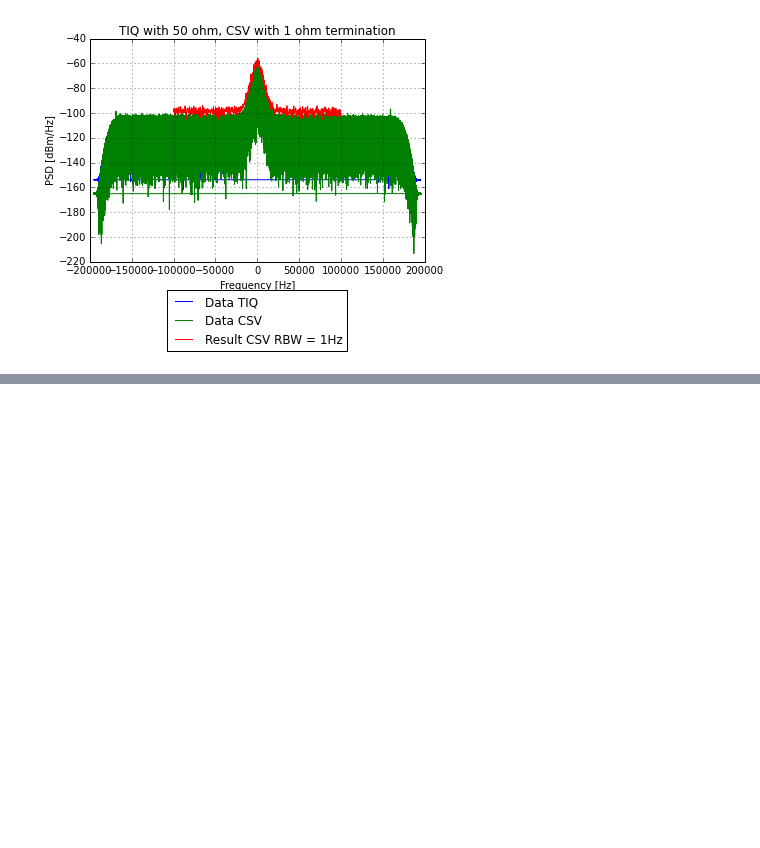
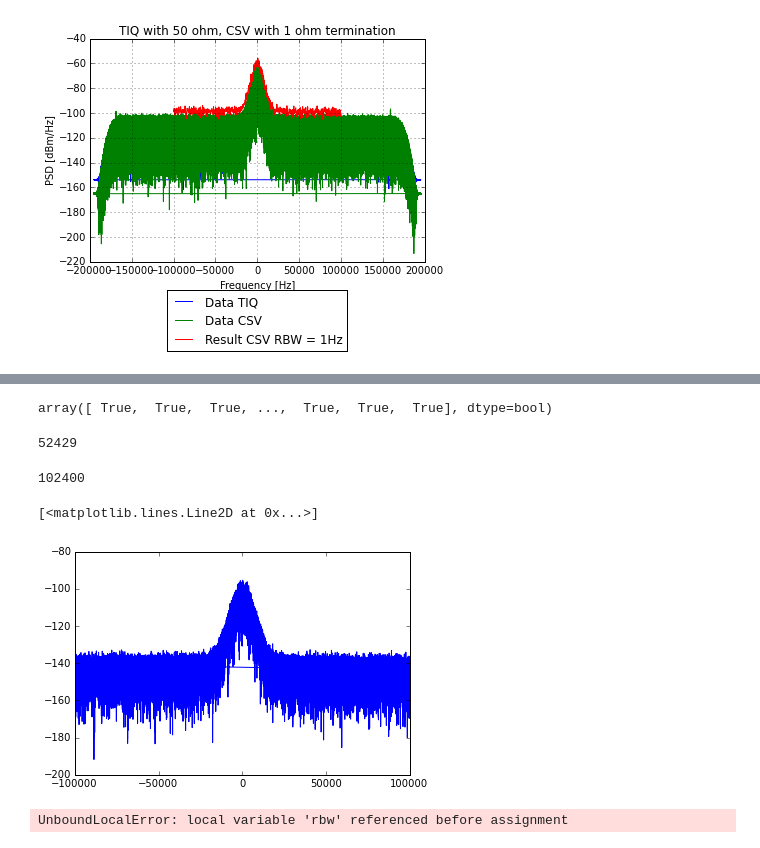
Before and after one commit to xaratustrah/iqtools, a Jupyter notebook: spectrum_plotter.ipynb, the cells around one changed output, grey strips where cells are left out. Cells and saved outputs as stored; diff of their text form; code cells hidden in the pictures; blank space fills up the shorter version.

Commit message:
separation of plot from fft function

```diff
--- a/spectrum_plotter.ipynb
+++ b/spectrum_plotter.ipynb
@@ -67,3 +67,5 @@ plt.legend(loc=9, bbox_to_anchor=(0.5, -0.1))
 # %% [output]
 <matplotlib.legend.Legend at 0x...>
 [figure]
+# %%
+f1, v1, p1 = get_fft_50(x1, fs1, 0)
@@ -69,0 +79,29 @@ plt.legend(loc=9, bbox_to_anchor=(0.5, -0.1))
+# %%
+mask  = (f1 <= 1e5) & (f1 >=-1e5)
+# %%
+mask
+# %% [output]
+array([ True,  True,  True, ...,  True,  True,  True], dtype=bool)
+# %%
+len(p1[mask])
+# %% [output]
+52429
+# %%
+len(f1)
+# %% [output]
+102400
+# %%
+plt.plot(f1[mask], 10*np.log10(p1[mask]))
+# %% [output]
+[<matplotlib.lines.Line2D at 0x...>]
+[figure, added]
+# %%
+filename = '/Users/shahab/Desktop/RSA51-2014.10.13.03.30.06.568.TIQ'
+dic1,_ = read_tiq(filename, 100, 1024, 1)
+center1 = dic1['center']
+fs1 = dic1['fs']
+nframes_tot = dic1['nframes_tot']
+x1 = dic1['data']
+rbw1 = dic1['rbw']
+# %% [output]
+UnboundLocalError: local variable 'rbw' referenced before assignment
```
Also changed, not shown: parts of 2 cells of this notebook, 1 other file.
